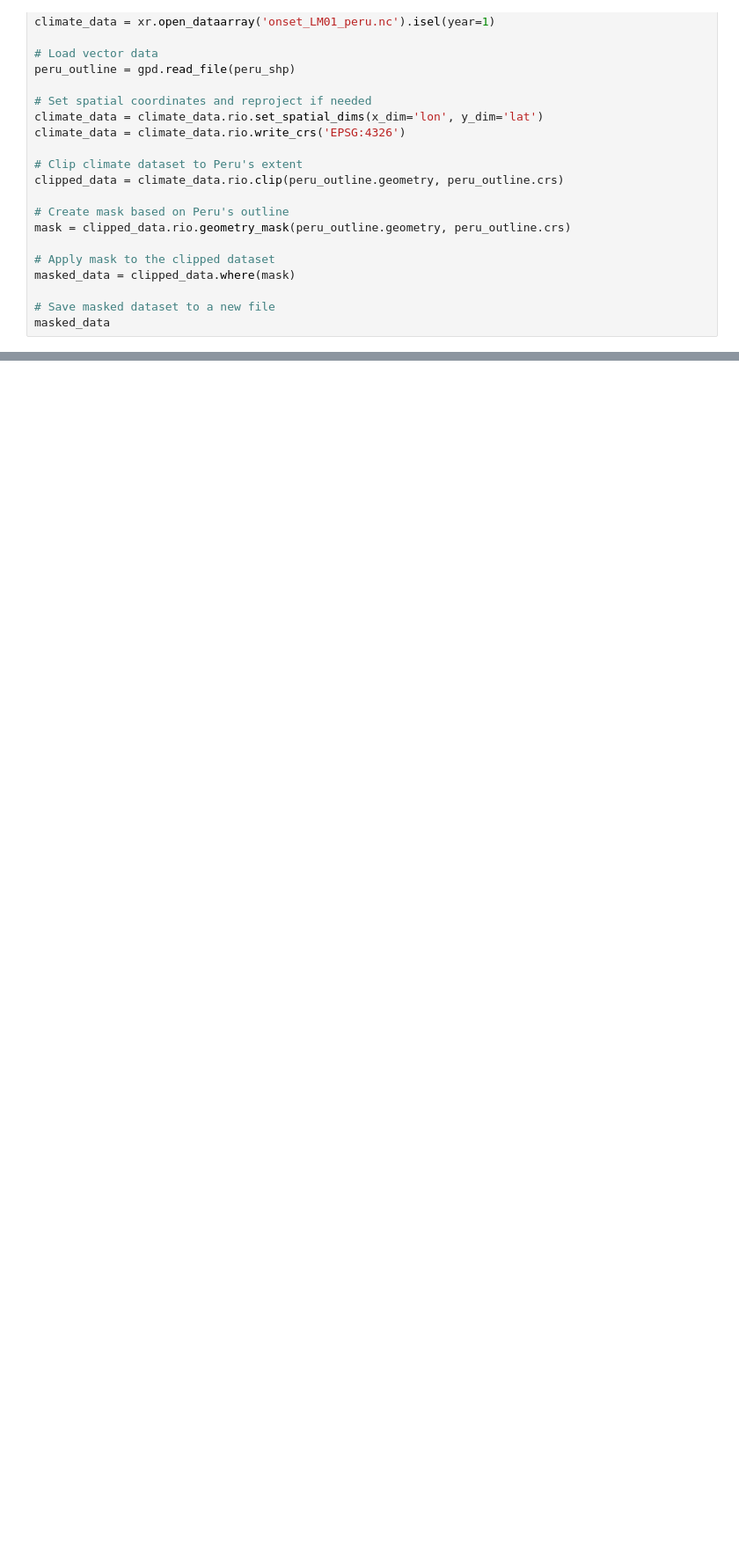
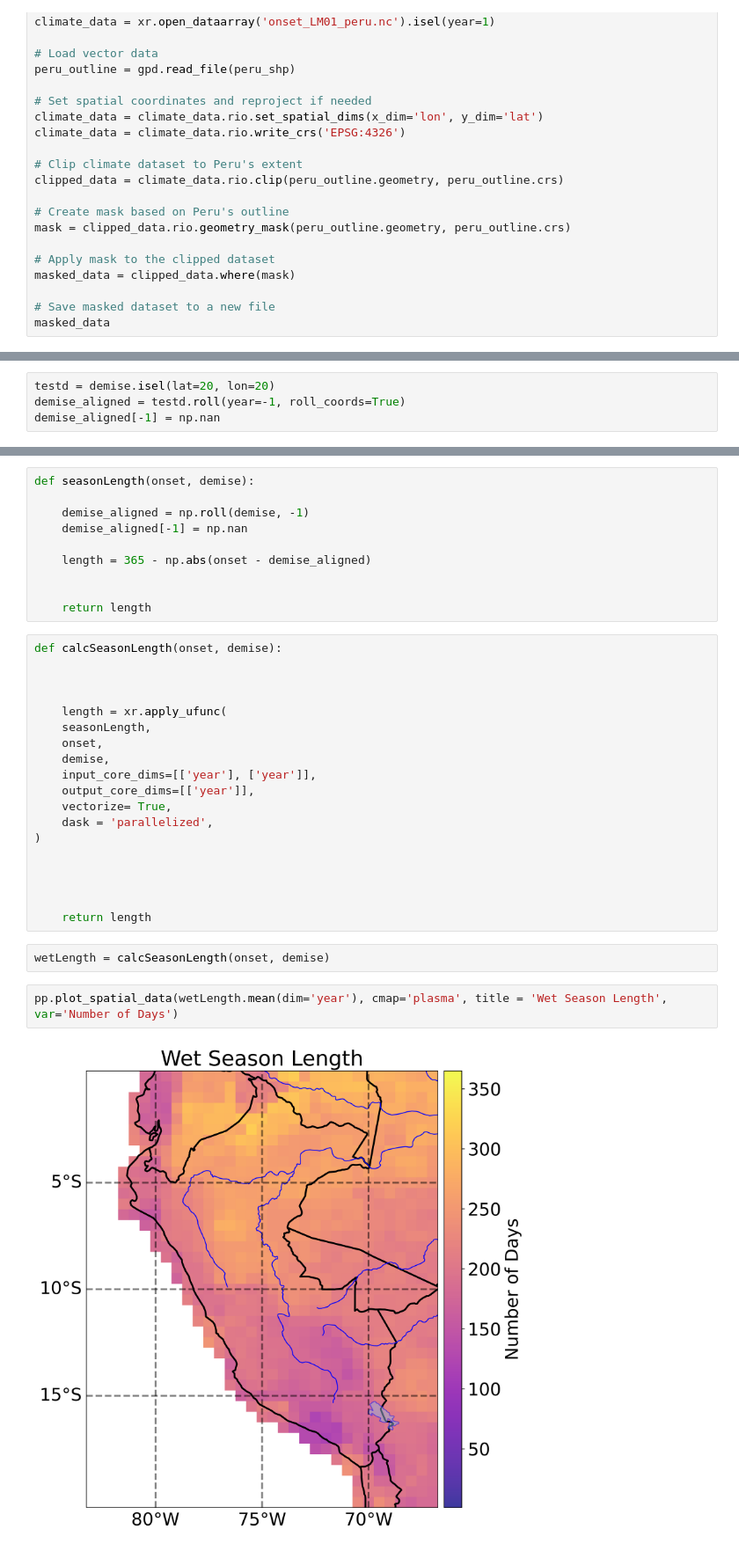
Before and after one commit to gbromley/PreSeason, a Jupyter notebook: workflows/PeruVerification.ipynb, the cells around one changed output, grey strips where cells are left out. Shown at 88% size. Drawn from its saved outputs; the diff is of its cells as text; blank space fills up the shorter version.

Commit message:
Added code to calculate mean, median, season length

```diff
--- a/workflows/PeruVerification.ipynb
+++ b/workflows/PeruVerification.ipynb
@@ -132,0 +146,4 @@ pp.plot_spatial_data(onset.isel(year=5))
+# %%
+testd = demise.isel(lat=20, lon=20)
+demise_aligned = testd.roll(year=-1, roll_coords=True)
+demise_aligned[-1] = np.nan
@@ -132,0 +260,35 @@ pp.plot_spatial_data(onset.isel(year=5))
+# %%
+def seasonLength(onset, demise):
+
+    demise_aligned = np.roll(demise, -1)
+    demise_aligned[-1] = np.nan
+
+    length = 365 - np.abs(onset - demise_aligned)
+
+
+    return length
+# %%
+def calcSeasonLength(onset, demise):
+
+
+
+    length = xr.apply_ufunc(
+    seasonLength,
+    onset,
+    demise,
+    input_core_dims=[['year'], ['year']],
+    output_core_dims=[['year']],
+    vectorize= True,
+    dask = 'parallelized',
+)
+
+
+
+
+    return length
+# %%
+wetLength = calcSeasonLength(onset, demise)
+# %%
+pp.plot_spatial_data(wetLength.mean(dim='year'), cmap='plasma', title = 'Wet Season Length', var='Number of Days')
+# %% [output]
+[figure, added]
```
Also changed, not shown: parts of 25 cells of this notebook, 2 other files.
